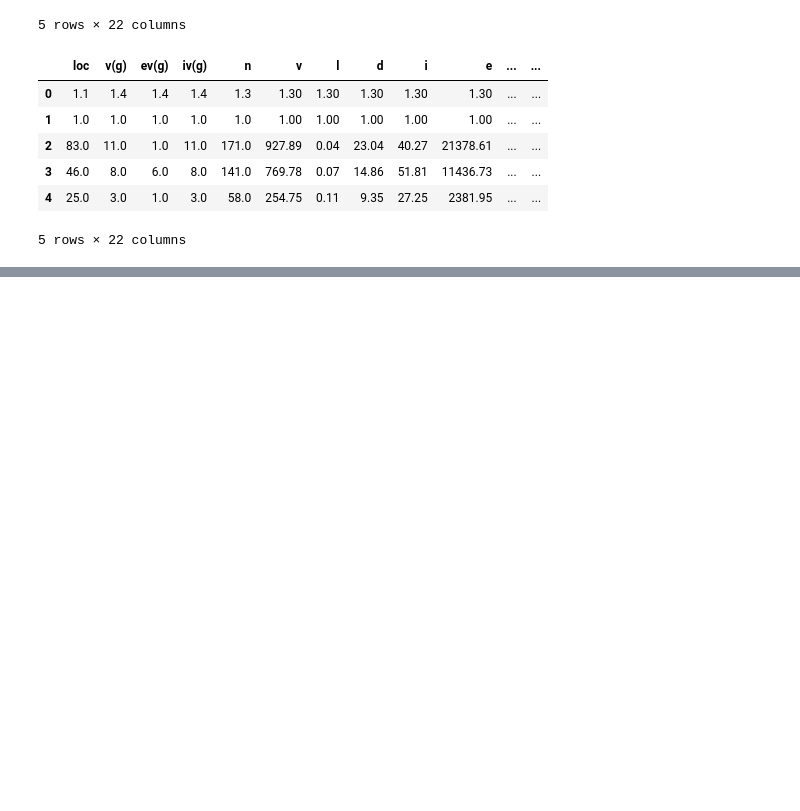
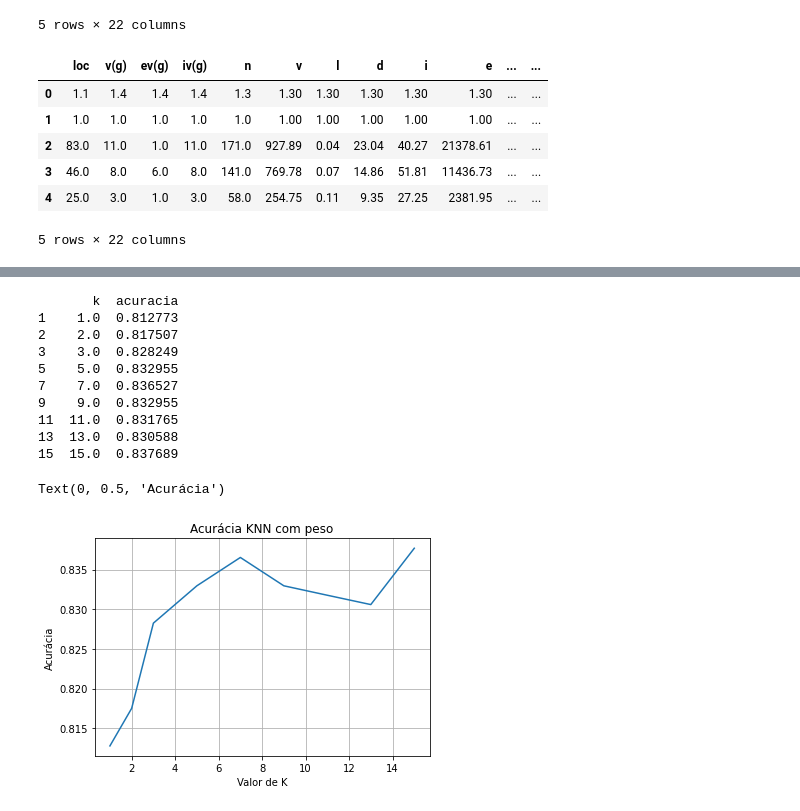
Before and after one commit to vmmelo/lista1-if699-ml, a Jupyter notebook: lista.ipynb, the cells around one changed output, grey strips where cells are left out. Cells and saved outputs as stored; diff of their text form; code cells hidden in the pictures; blank space fills up the shorter version.

```diff
--- a/lista.ipynb
+++ b/lista.ipynb
@@ -83,10 +113,21 @@ Tempo de teste: 0.02497 s
 # %%
+taxasAcertoComPeso = pd.DataFrame(columns=['k', 'acuracia'])
 for k in variacoes_k:
     neigh = KNeighborsClassifier(n_neighbors=k, weights='distance', metric='euclidean')
+    inicioTreino = time.time()
     neigh.fit(treino_x, treino_y)
+    fimTreino = time.time()
+    tempoTreino = fimTreino - inicioTreino
+
+    inicioTeste = time.time()
     previsoes = neigh.predict(teste_x)
+    fimTeste = time.time()
+    tempoTeste = fimTeste - inicioTeste
 
     #calculando a acuracia
-    acuracia = accuracy_score(teste_y, previsoes) * 100
-    print(f"A acurácia com k={k} foi %.2f%%" % acuracia)
+    acuracia = np.mean(cross_val_score(neigh, teste_x, teste_y, cv=cv))
+    print(f"A acurácia com k={k} foi %.2f%%" % (acuracia * 100))
+    print("Tempo de treino: %.4g s" % tempoTreino)
+    print("Tempo de teste: %.4g s" % tempoTeste)
+    taxasAcertoComPeso.loc[k] = [k, acuracia]
 # %% [output]
@@ -101,0 +151,22 @@ A acurácia com k=15 foi 84.85%
+# %%
+import matplotlib.pyplot as plt
+
+print(taxasAcertoComPeso)
+plt.plot(taxasAcertoComPeso['k'],taxasAcertoComPeso['acuracia'])
+plt.title("Acurácia KNN com peso")
+plt.grid(True)
+plt.xlabel("Valor de K")
+plt.ylabel("Acurácia")
+# %% [output]
+       k  acuracia
+1    1.0  0.812773
+2    2.0  0.817507
+3    3.0  0.828249
+5    5.0  0.832955
+7    7.0  0.836527
+9    9.0  0.832955
+11  11.0  0.831765
+13  13.0  0.830588
+15  15.0  0.837689
+Text(0, 0.5, 'Acurácia')
+[figure, added]
```
Also changed, not shown: parts of 4 cells of this notebook, 1 other file.
